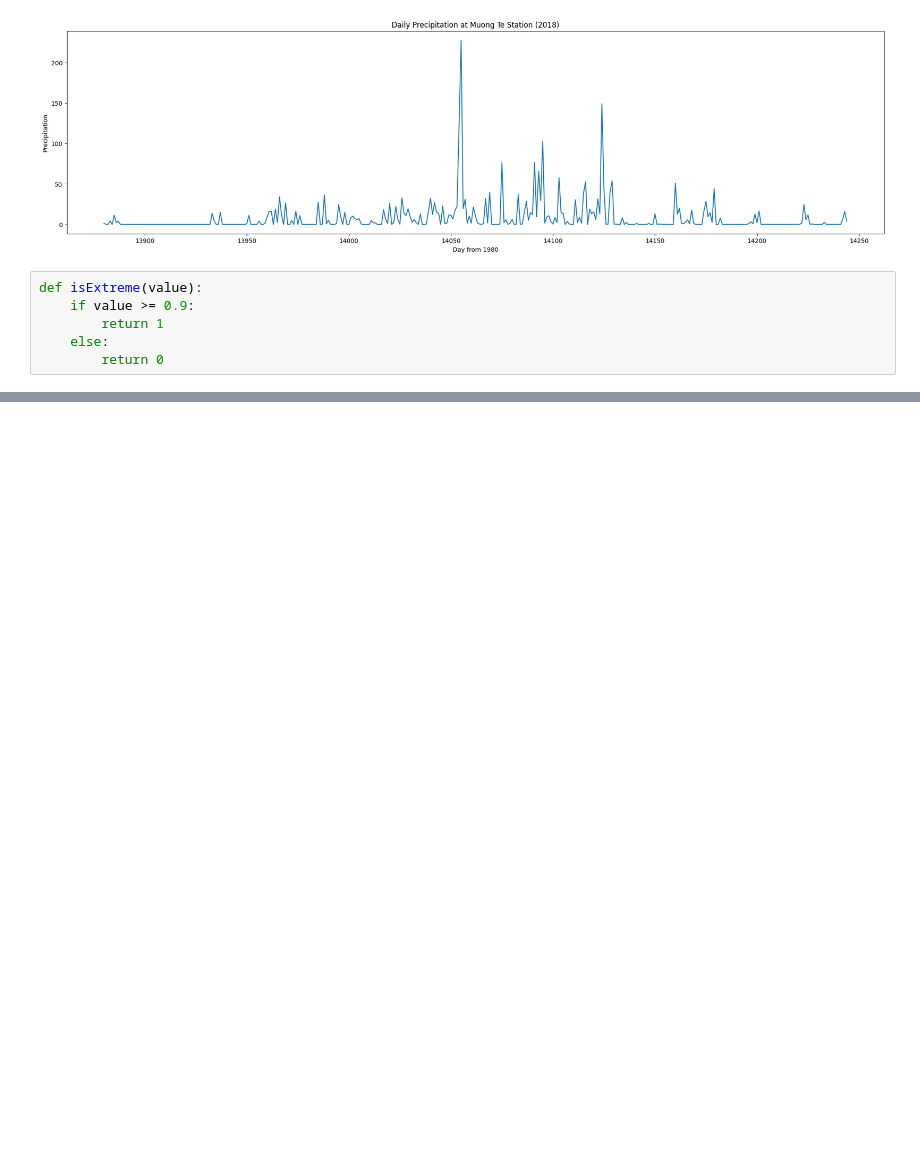
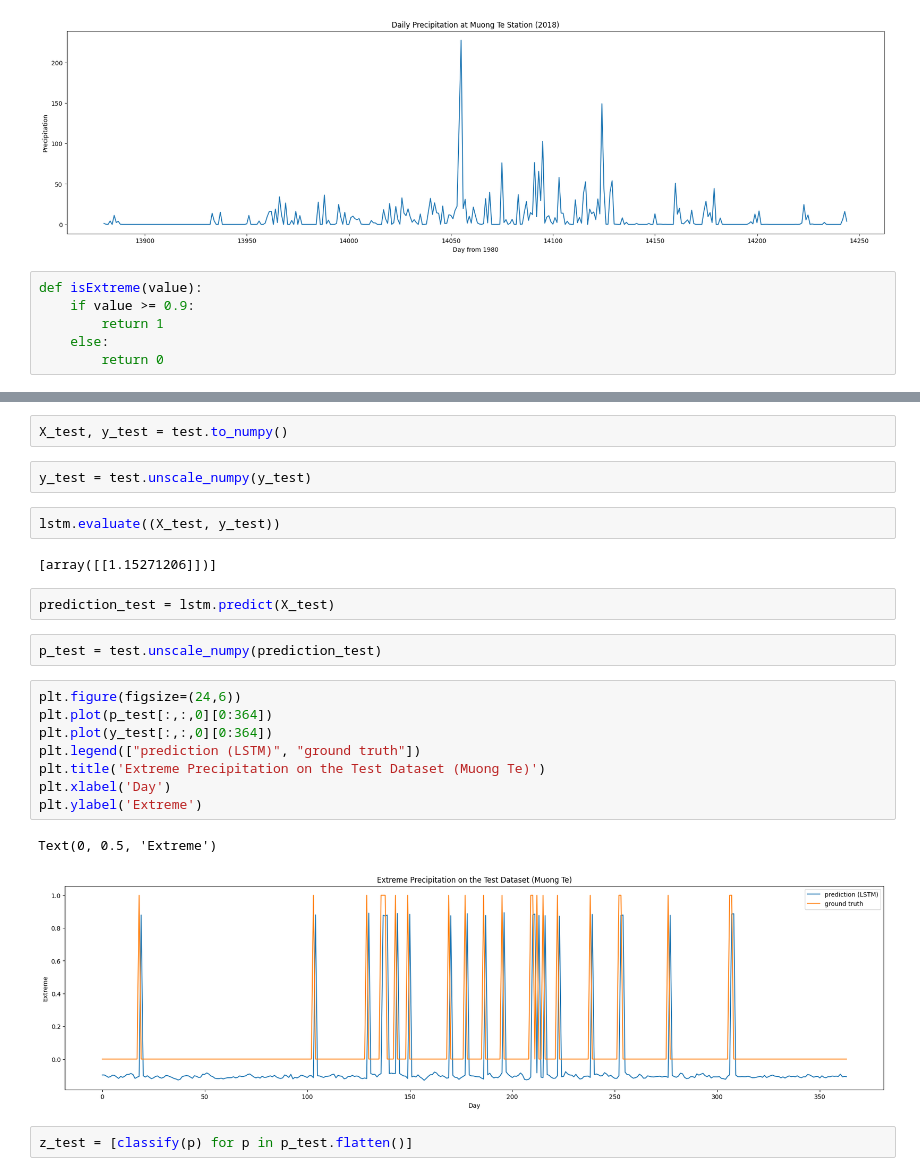
Before and after one commit to phuonglh/vlp, a Jupyter notebook: s2s/src/main/python/extreme.ipynb, the cells around one changed output, grey strips where cells are left out. Saved outputs shown, nothing was run; the diff lists cells and outputs as text; blank space fills up the shorter version.

```diff
--- a/s2s/src/main/python/extreme.ipynb
+++ b/s2s/src/main/python/extreme.ipynb
@@ -188,0 +290,25 @@ sum(y18) # number of days with extreme >= 90%
+# %%
+X_test, y_test = test.to_numpy()
+# %%
+y_test = test.unscale_numpy(y_test)
+# %%
+lstm.evaluate((X_test, y_test))
+# %% [output]
+[array([[1.15271206]])]
+# %%
+prediction_test = lstm.predict(X_test)
+# %%
+p_test = test.unscale_numpy(prediction_test)
+# %%
+plt.figure(figsize=(24,6))
+plt.plot(p_test[:,:,0][0:364])
+plt.plot(y_test[:,:,0][0:364])
+plt.legend(["prediction (LSTM)", "ground truth"])
+plt.title('Extreme Precipitation on the Test Dataset (Muong Te)')
+plt.xlabel('Day')
+plt.ylabel('Extreme')
+# %% [output]
+Text(0, 0.5, 'Extreme')
+[figure, added]
+# %%
+z_test = [classify(p) for p in p_test.flatten()]
```
Also changed, not shown: parts of 55 cells of this notebook.
